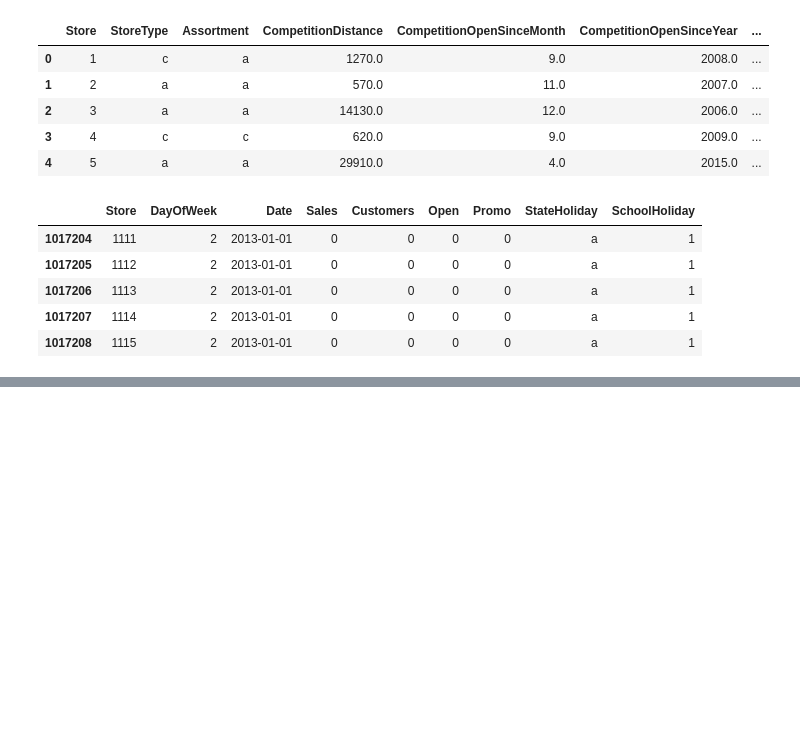
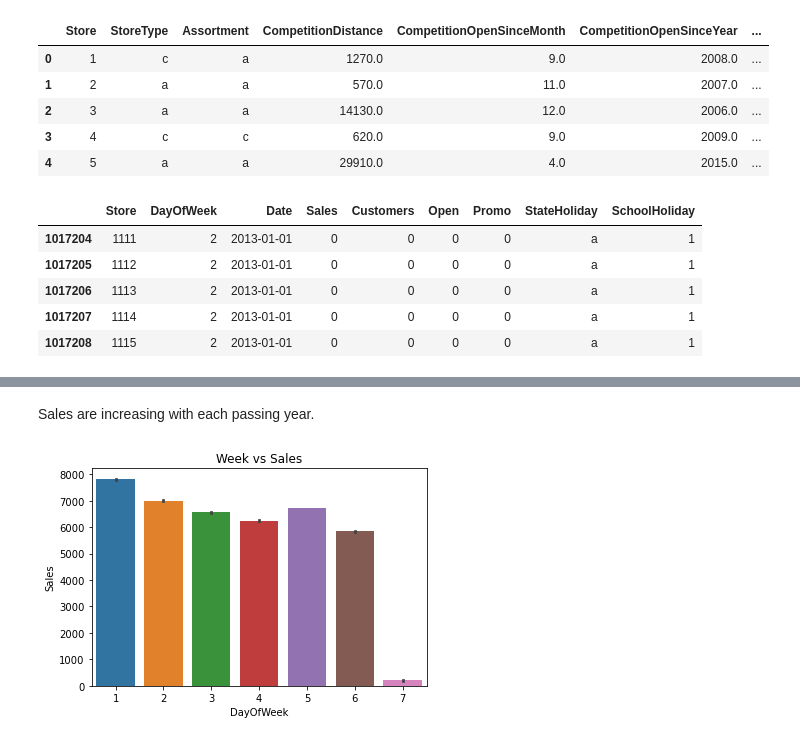
Before and after one commit to Uzmamushtaque/RecSysResearch, a Jupyter notebook: StoreSalesPrediction/Rossman_Sales_Prediction.ipynb, the cells around one changed output, grey strips where cells are left out. Saved outputs shown, nothing was run; the diff lists cells and outputs as text; code cells hidden in the pictures; blank space fills up the shorter version.

```diff
--- a/StoreSalesPrediction/Rossman_Sales_Prediction.ipynb
+++ b/StoreSalesPrediction/Rossman_Sales_Prediction.ipynb
@@ -66,0 +135,8 @@ data=pd.merge(train_data,store)
+# %% [markdown]
+Sales are increasing with each passing year.
+# %%
+# Sales with respect to week
+sns.barplot(x='DayOfWeek', y='Sales', data=data).set(title='Week vs Sales')
+plt.show()
+# %% [output]
+[figure, added]
```
Also changed, not shown: parts of 36 cells of this notebook.
